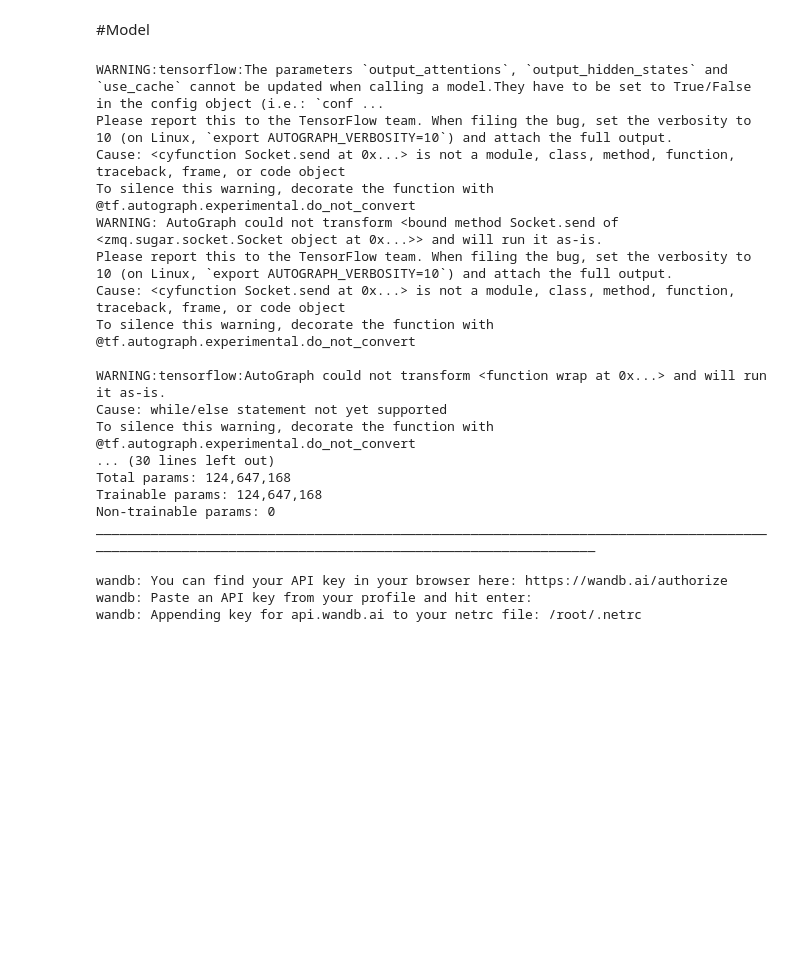
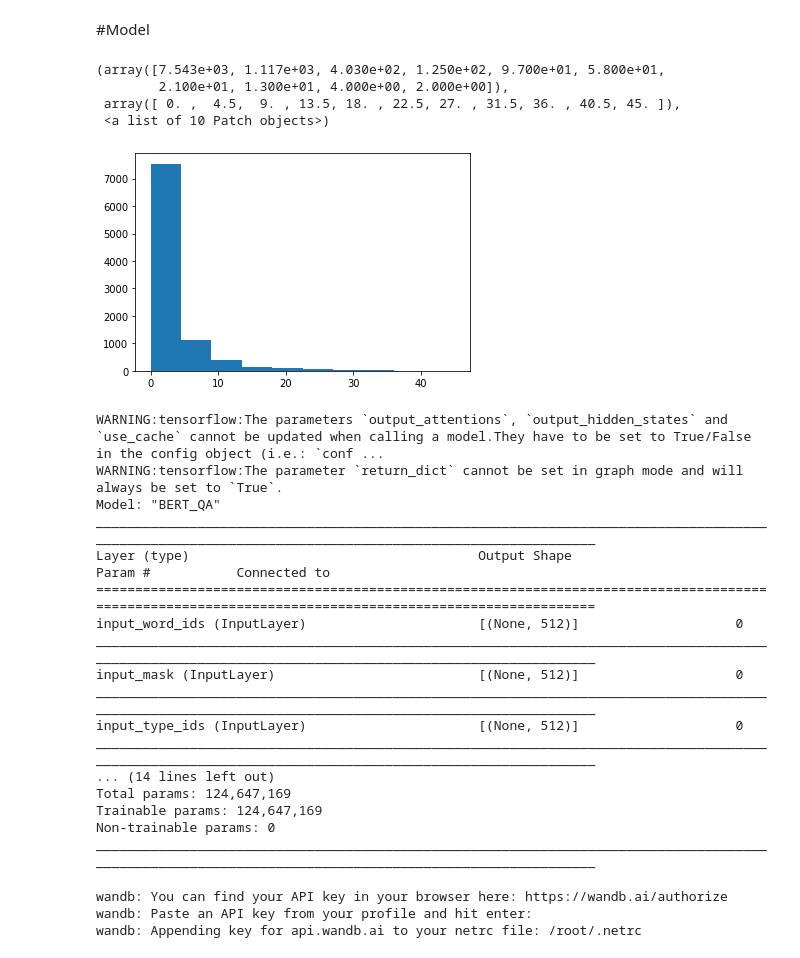
Before and after one commit to the-SQuAD-squad/QA, a Jupyter notebook: QA.ipynb, the cells around one changed output. Cells and saved outputs as stored; diff of their text form; code cells hidden in the pictures; blank space fills up the shorter version.

```diff
--- a/QA.ipynb
+++ b/QA.ipynb
@@ -267,8 +280,32 @@ val_titles = np.random.choice(df_bert_preprocessed['title'].unique(), size=val_d
 df_bert_val = df_bert_preprocessed[df_bert_preprocessed['title'].isin(val_titles)]
 df_bert_train = df_bert_preprocessed[~(df_bert_preprocessed['title'].isin(val_titles))]
 
-x_train, y_train = [np.stack(df_bert_train["input_word_ids"]),np.stack(df_bert_train["input_mask"]),np.stack(df_bert_train["input_type_ids"])],[np.stack(df_bert_train["ans_token_start"]),np.stack(df_bert_train["ans_token_end"])]
-x_eval, y_eval = [np.stack(df_bert_val["input_word_ids"]),np.stack(df_bert_val["input_mask"]),np.stack(df_bert_val["input_type_ids"])],[np.stack(df_bert_val["ans_token_start"]),np.stack(df_bert_val["ans_token_end"])]
+x_train = [np.stack(df_bert_train["input_word_ids"]),
+           np.stack(df_bert_train["input_mask"]),
+           np.stack(df_bert_train["input_type_ids"])]
+
+y_train= [np.stack(df_bert_train["ans_token_start"]),
+          np.stack(df_bert_train["ans_token_end"])]
+
+x_val = [np.stack(df_bert_val["input_word_ids"]),
+          np.stack(df_bert_val["input_mask"]),
+          np.stack(df_bert_val["input_type_ids"])]
+
+y_val = [np.stack(df_bert_val["ans_token_start"]),
+         np.stack(df_bert_val["ans_token_end"])]
+
+y_val_reg = [np.stack(df_bert_val["ans_token_start"]),
+              np.stack(df_bert_val["ans_token_end"]) - np.stack(df_bert_val["ans_token_start"])]
+# %%
+import matplotlib.pyplot as plt
+
+plt.hist(y_val_reg[1])
+# %% [output]
+(array([7.543e+03, 1.117e+03, 4.030e+02, 1.250e+02, 9.700e+01, 5.800e+01,
+        2.100e+01, 1.300e+01, 4.000e+00, 2.000e+00]),
+ array([ 0. ,  4.5,  9. , 13.5, 18. , 22.5, 27. , 31.5, 36. , 40.5, 45. ]),
+ <a list of 10 Patch objects>)
+[figure, added]
 # %%
 #@title model definition { form-width: "25%" }
 
@@ -279,45 +316,47 @@ input_type_ids = tf.keras.layers.Input(shape=(max_seq_length,), dtype=tf.int32,
 #pooled_output, sequence_output = bert_layer([input_word_ids, input_mask, input_type_ids])
 
 #HUGGINGFACE 🤗🤗🤗🤗🤗🤗🤗🤗🤗🤗🤗🤗🤗
-sequence_output = bert_hf_layer(input_ids=input_word_ids, attention_mask=input_mask,
-                                token_type_ids=input_type_ids).last_hidden_state
+bert_output = bert_hf_layer(input_ids=input_word_ids, attention_mask=input_mask,
+                                token_type_ids=input_type_ids)
 
-#do_lower_case = bert_layer.resolved_object.do_lower_case.numpy()
+sequence_output = bert_output.last_hidden_state
+pooler_output = bert_output.pooler_output
 
 start_logits = layers.Dense(1, name="start_logit", use_bias=False)(sequence_output)
 start_logits = layers.Flatten(name="flatten_start")(start_logits)
 
-end_logits = layers.Dense(1, name="end_logit", use_bias=False)(sequence_output)
-end_logits = layers.Flatten(name="flatten_end")(end_logits)
+end_logits = layers.Dense(1, name="end_logit")(pooler_output)
+
 
 start_probs = layers.Activation(keras.activations.softmax, name="softmax_start")(start_logits)
-end_probs = layers.Activation(keras.activations.softmax, name="softmax_end")(end_logits)
+end_probs = layers.Activation(keras.activations.relu, name="relu_span")(end_logits)
 
 model = keras.Model(inputs=[input_word_ids, input_mask, input_type_ids],
                     outputs=[start_probs, end_probs],
                     name="BERT_QA")
 
-loss = keras.losses.SparseCategoricalCrossentropy(from_logits=False)
+ce = keras.losses.SparseCategoricalCrossentropy(from_logits=False)
+mae = tf.keras.losses.MeanAbsoluteError()
 
 optimizer = keras.optimizers.Adam(lr=1e-5, beta_1=0.9, beta_2=0.98, epsilon=1e-9)
 
 model.summary(line_length=150)
 # %% [output]
 WARNING:tensorflow:The parameters `output_attentions`, `output_hidden_states` and `use_cache` cannot be updated when calling a model.They have to be set to True/False in the config object (i.e.: `conf ...
-Please report this to the TensorFlow team. When filing the bug, set the verbosity to 10 (on Linux, `export AUTOGRAPH_VERBOSITY=10`) and attach the full output.
-Cause: <cyfunction Socket.send at 0x...> is not a module, class, method, function, traceback, frame, or code object
-To silence this warning, decorate the function with @tf.autograph.experimental.do_not_convert
-WARNING: AutoGraph could not transform <bound method Socket.send of <zmq.sugar.socket.Socket object at 0x...>> and will run it as-is.
-Please report this to the TensorFlow team. When filing the bug, set the verbosity to 10 (on Linux, `export AUTOGRAPH_VERBOSITY=10`) and attach the full output.
-Cause: <cyfunction Socket.send at 0x...> is not a module, class, method, function, traceback, frame, or code object
-To silence this warning, decorate the function with @tf.autograph.experimental.do_not_convert
-
-WARNING:tensorflow:AutoGraph could not transform <function wrap at 0x...> and will run it as-is.
-Cause: while/else statement not yet supported
-To silence this warning, decorate the function with @tf.autograph.experimental.do_not_convert
-... (30 lines left out)
-Total params: 124,647,168
-Trainable params: 124,647,168
+WARNING:tensorflow:The parameter `return_dict` cannot be set in graph mode and will always be set to `True`.
+Model: "BERT_QA"
+______________________________________________________________________________________________________________________________________________________
+Layer (type)                                     Output Shape                     Param #           Connected to
+======================================================================================================================================================
+input_word_ids (InputLayer)                      [(None, 512)]                    0
+______________________________________________________________________________________________________________________________________________________
+input_mask (InputLayer)                          [(None, 512)]                    0
+______________________________________________________________________________________________________________________________________________________
+input_type_ids (InputLayer)                      [(None, 512)]                    0
+______________________________________________________________________________________________________________________________________________________
+... (14 lines left out)
+Total params: 124,647,169
+Trainable params: 124,647,169
 Non-trainable params: 0
 ______________________________________________________________________________________________________________________________________________________
 # %%
```
Also changed, not shown: parts of 12 cells of this notebook.
